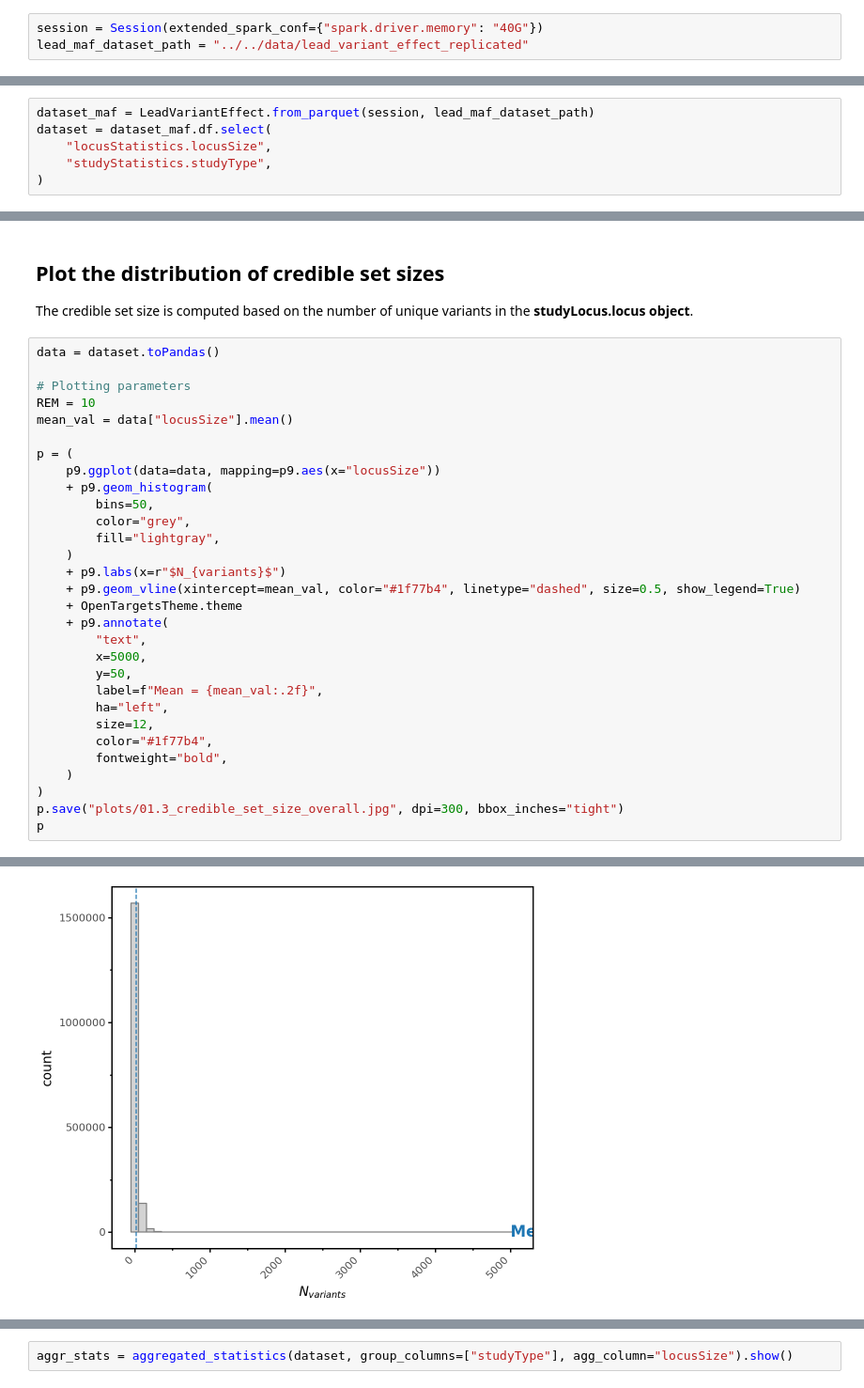
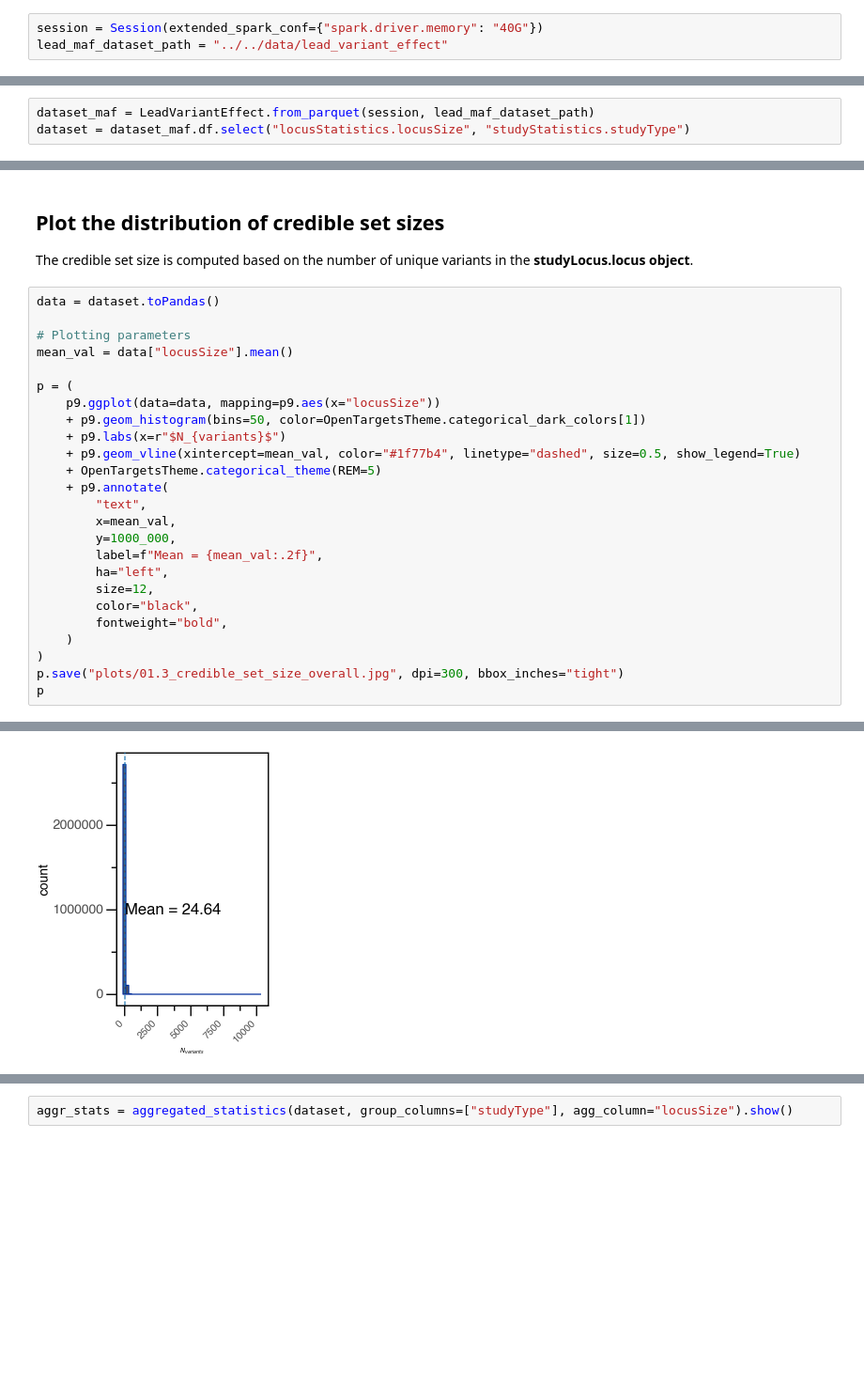
Before and after one commit to opentargets/Gentropy-manuscript, a Jupyter notebook: chapters/in_silico_effect_prediction/01.3_credible_set_size_qc.ipynb, the cells around one changed output, grey strips where cells are left out. Shown at 94% size. Cells and saved outputs as stored; diff of their text form; blank space fills up the shorter version.

Commit message:
feat: update credible set size qc

```diff
--- a/chapters/in_silico_effect_prediction/01.3_credible_set_size_qc.ipynb
+++ b/chapters/in_silico_effect_prediction/01.3_credible_set_size_qc.ipynb
@@ -18,4 +22,4 @@ from manuscript_methods.datasets import LeadVariantEffect
 # %%
 session = Session(extended_spark_conf={"spark.driver.memory": "40G"})
-lead_maf_dataset_path = "../../data/lead_variant_effect_replicated"
+lead_maf_dataset_path = "../../data/lead_variant_effect"
 # %% [output]
@@ -33,10 +40,7 @@ session.spark
 <pyspark.sql.session.SparkSession at 0x...>
 # %%
 dataset_maf = LeadVariantEffect.from_parquet(session, lead_maf_dataset_path)
-dataset = dataset_maf.df.select(
-    "locusStatistics.locusSize",
-    "studyStatistics.studyType",
-)
+dataset = dataset_maf.df.select("locusStatistics.locusSize", "studyStatistics.studyType")
 # %%
 dataset.describe().show()
 # %% [output]
@@ -58,27 +61,22 @@ The credible set size is computed based on the number of unique variants in the
 data = dataset.toPandas()
 
 # Plotting parameters
-REM = 10
 mean_val = data["locusSize"].mean()
 
 p = (
     p9.ggplot(data=data, mapping=p9.aes(x="locusSize"))
-    + p9.geom_histogram(
-        bins=50,
-        color="grey",
-        fill="lightgray",
-    )
+    + p9.geom_histogram(bins=50, color=OpenTargetsTheme.categorical_dark_colors[1])
     + p9.labs(x=r"$N_{variants}$")
     + p9.geom_vline(xintercept=mean_val, color="#1f77b4", linetype="dashed", size=0.5, show_legend=True)
-    + OpenTargetsTheme.theme
+    + OpenTargetsTheme.categorical_theme(REM=5)
     + p9.annotate(
         "text",
-        x=5000,
-        y=50,
+        x=mean_val,
+        y=1000_000,
         label=f"Mean = {mean_val:.2f}",
         ha="left",
         size=12,
-        color="#1f77b4",
+        color="black",
         fontweight="bold",
     )
 )
@@ -88 +90 @@ p
-[figure, old version]
+[figure, new version]
```
Also changed, not shown: parts of 6 cells of this notebook.
